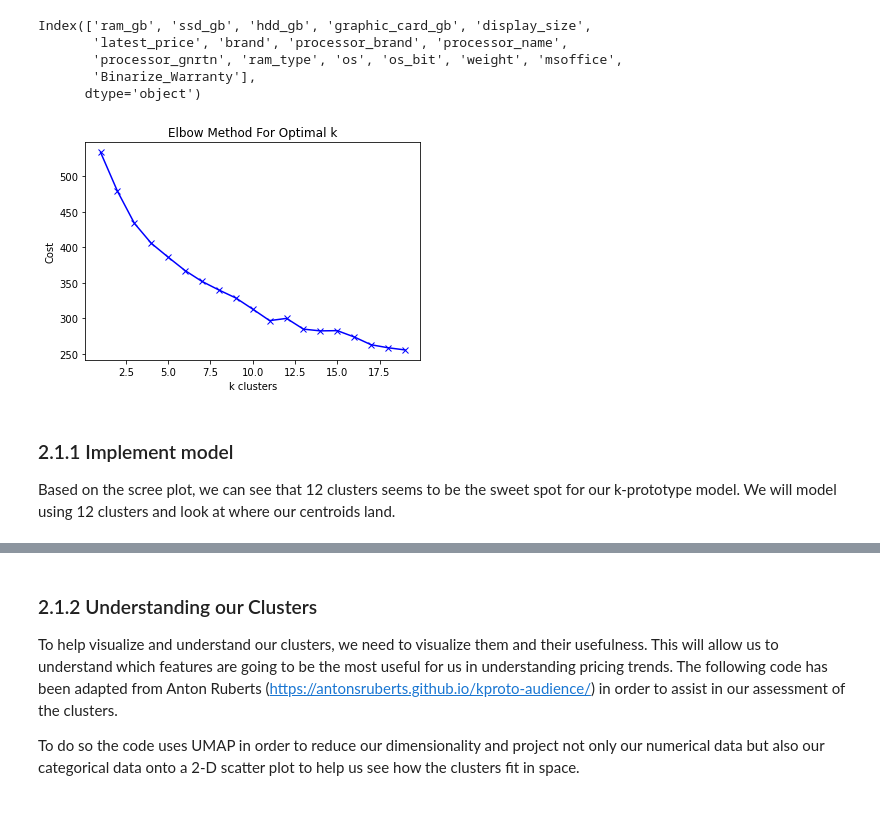
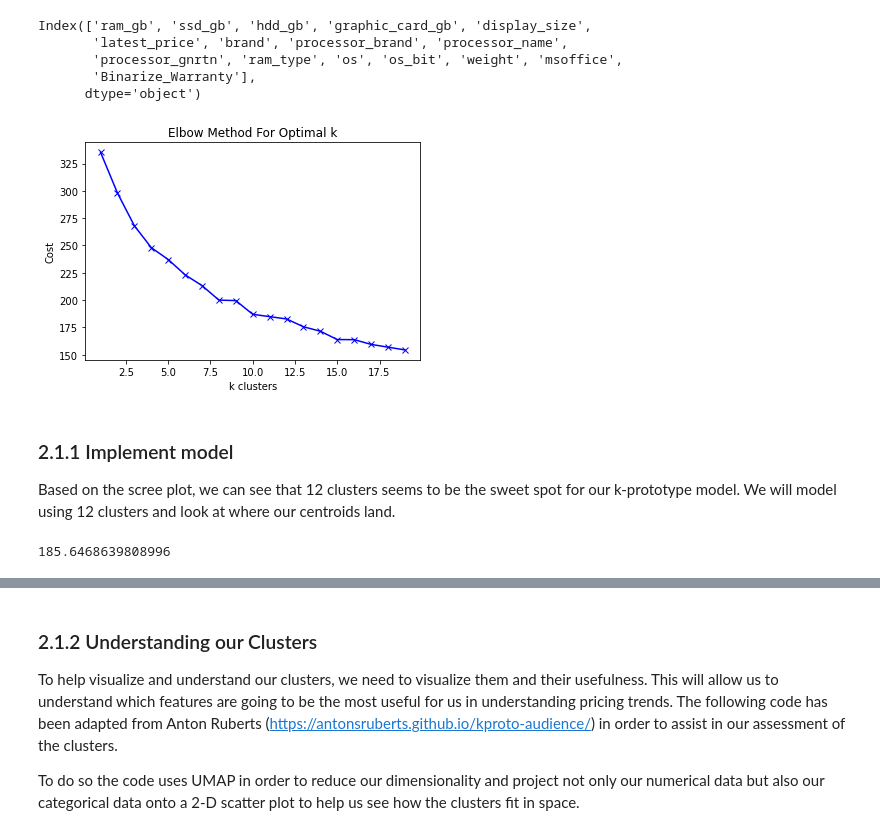
Before and after one commit to lutimoth/LaptopPriceModeling, a Jupyter notebook: notebooks/Laptop Pricing Modeling.ipynb, the cells around one changed output, grey strips where cells are left out. Cells and saved outputs as stored; diff of their text form; code cells hidden in the pictures.

```diff
--- a/notebooks/Laptop Pricing Modeling.ipynb
+++ b/notebooks/Laptop Pricing Modeling.ipynb
@@ -189,29 +190,40 @@ Index(['ram_gb', 'ssd_gb', 'hdd_gb', 'graphic_card_gb', 'display_size',
 #Start with K-Mode Clustering from: https://github.com/nicodv/kmodes
 #Install using conda install -c conda-forge kmodes (on anaconda)
 from kmodes import kmodes, kprototypes
+# %%
+X_train = X.iloc[:627]
+X_test = X.iloc[627:]
 # %%
 #We will initialize our model - documentation here: https://github.com/nicodv/kmodes/blob/master/kmodes/kprototypes.py
 #We need to first see how many clusters would be ideal for our algorithm
 #Also define the initialization method utilizing Cao's algorithm
 
 cost =[]
 K = range(1,20)
 #categorical indices
 categorical = list(range(6,16))
 for num in list(K):
     kmodes = kprototypes.KPrototypes(n_clusters = num, init = 'Cao', n_init = 5);
-    kmodes.fit_predict(X, categorical = categorical);
+    kmodes.fit_predict(X_train, categorical = categorical);
     cost.append(kmodes.cost_)
 
 plt.plot(K, cost, 'bx-')
 plt.xlabel('k clusters')
 plt.ylabel('Cost')
 plt.title('Elbow Method For Optimal k')
 plt.show()
 # %% [output]
-[figure, old version]
+[figure, new version]
 # %% [markdown]
 ### 2.1.1 Implement model
 
 Based on the scree plot, we can see that 12 clusters seems to be the sweet spot for our k-prototype model. We will model using 12 clusters and look at where our centroids land.
+# %%
+#It seems that 10 clusters is the ideal grouping for our data
+kmodes = kprototypes.KPrototypes(n_clusters = 10, init = 'Cao', n_init = 5);
+kmodes.fit(X_train, categorical = categorical);
+kmodes.predict(X_train, categorical = categorical)
+kmodes.cost_
+# %% [output]
+185.6468639808996
 # %%
```
Also changed, not shown: parts of 7 cells of this notebook, 1 other file.
